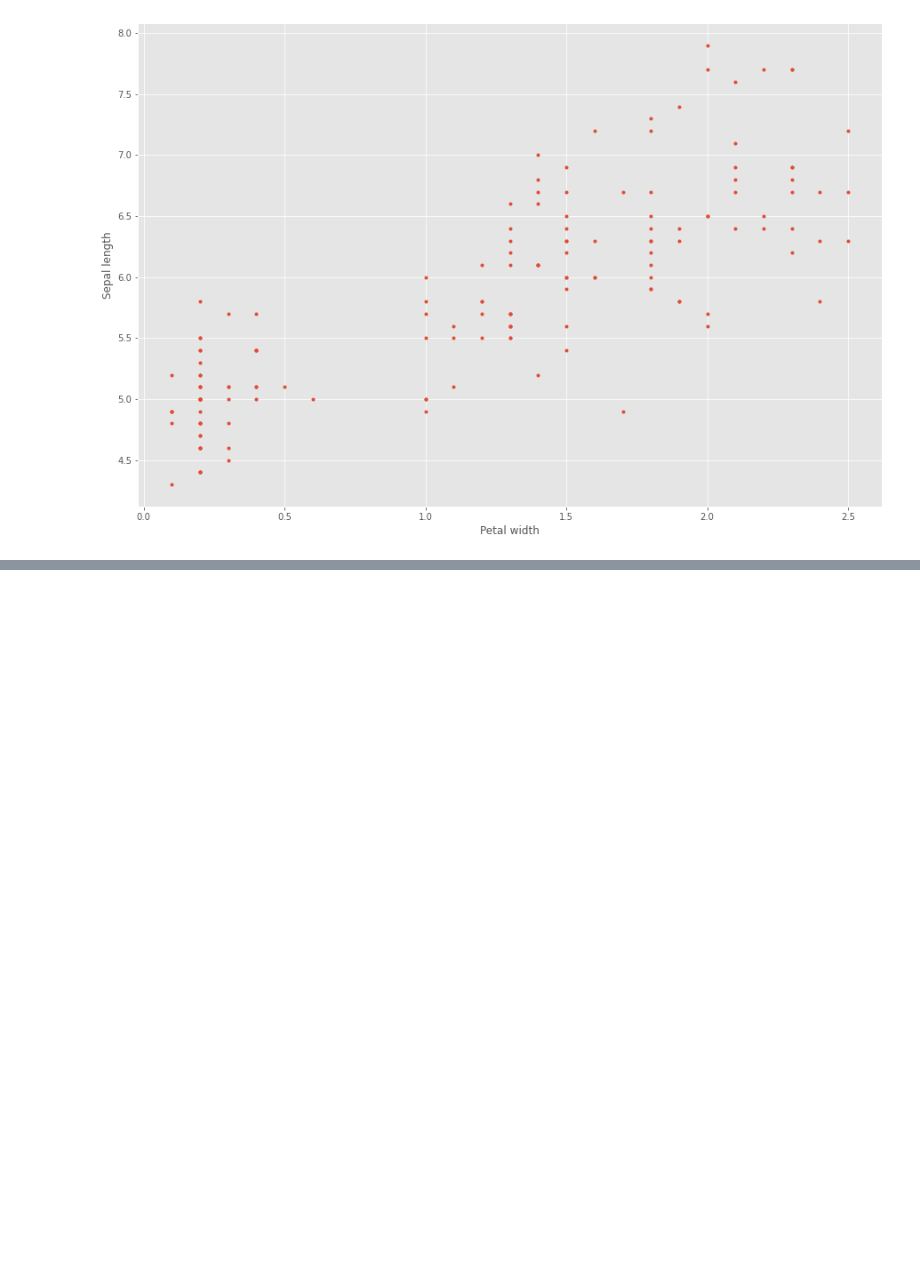
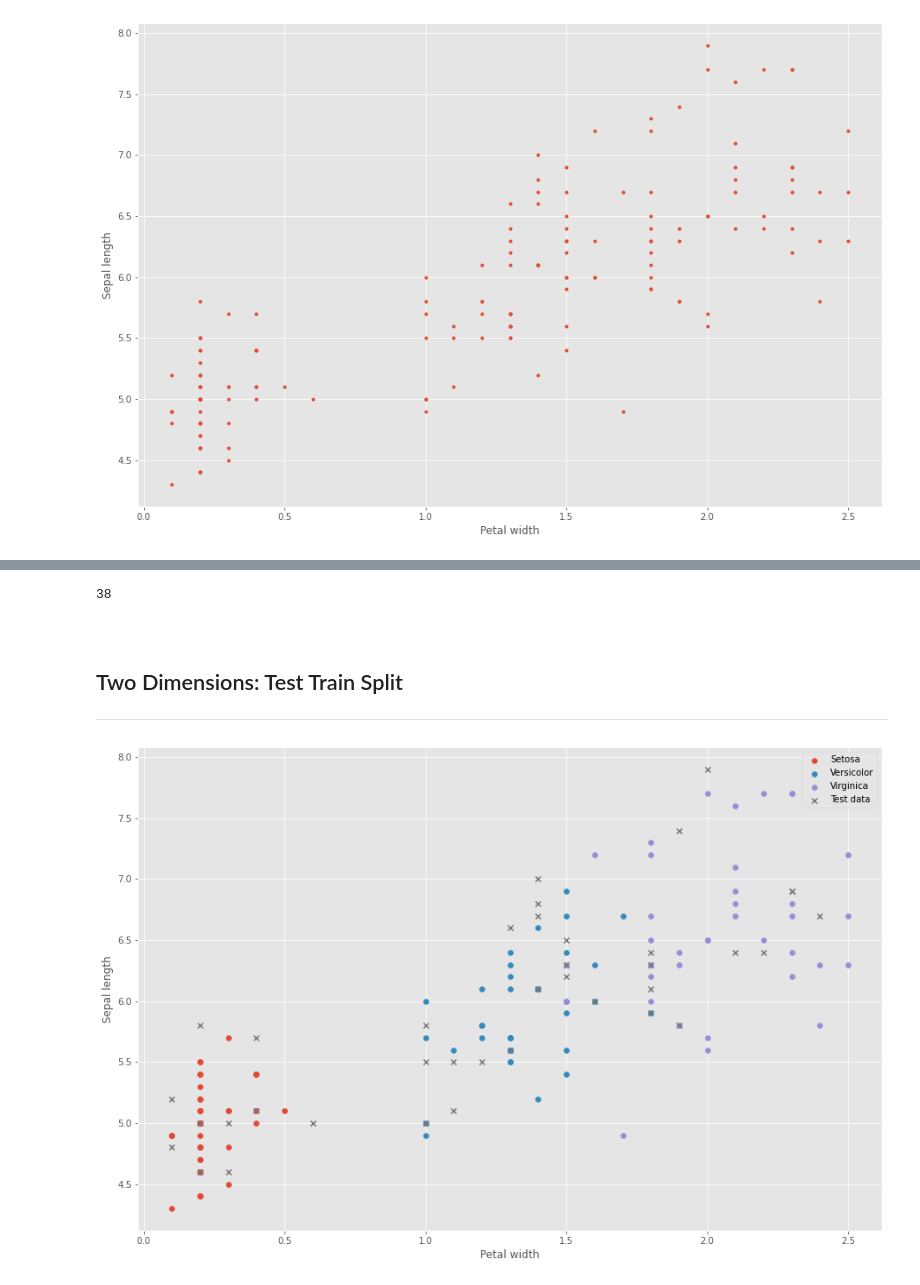
Before and after one commit to kekesuke/Emerging-Technologies-Assesment, a Jupyter notebook: labs/Iris-Classification.ipynb, the cells around one changed output, grey strips where cells are left out. Saved outputs shown, nothing was run; the diff lists cells and outputs as text; code cells hidden in the pictures; blank space fills up the shorter version.

```diff
--- a/labs/Iris-Classification.ipynb
+++ b/labs/Iris-Classification.ipynb
@@ -100,0 +223,3 @@ ax.set_ylabel('Sepal length');
+# %%
+# Split the data frame in two.
+train, test = mod.train_test_split(df)
@@ -100,0 +254,33 @@ ax.set_ylabel('Sepal length');
+# %%
+test.index.size
+# %% [output]
+38
+# %% [markdown]
+<br>
+
+## Two Dimensions: Test Train Split
+
+***
+# %%
+# Segregate the training data.
+setos = train[train['species'] == 'setosa']
+versi = train[train['species'] == 'versicolor']
+virgi = train[train['species'] == 'virginica']
+
+# New plot.
+fig, ax = plt.subplots()
+
+# Scatter plots for training data.
+ax.scatter(setos['petal_width'], setos['sepal_length'], marker='o', label='Setosa')
+ax.scatter(versi['petal_width'], versi['sepal_length'], marker='o', label='Versicolor')
+ax.scatter(virgi['petal_width'], virgi['sepal_length'], marker='o', label='Virginica')
+
+# Scatter plot for testing data.
+ax.scatter(test['petal_width'], test['sepal_length'], marker='x', label='Test data')
+
+# Show the legend.
+ax.set_xlabel('Petal width')
+ax.set_ylabel('Sepal length')
+ax.legend();
+# %% [output]
+[figure, added]
```
Also changed, not shown: parts of 56 cells of this notebook.
